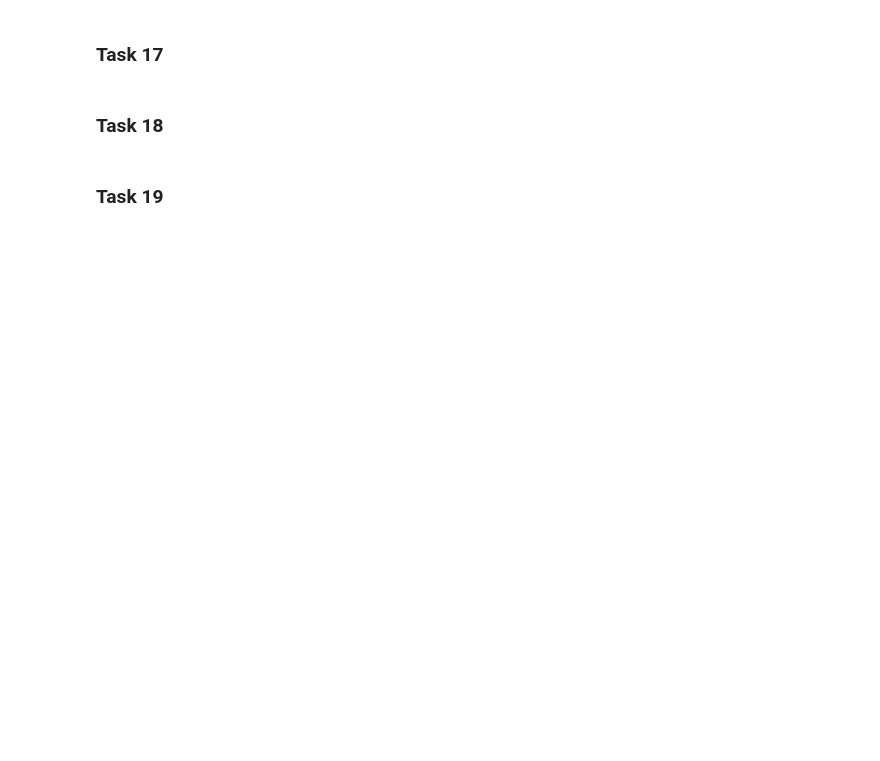
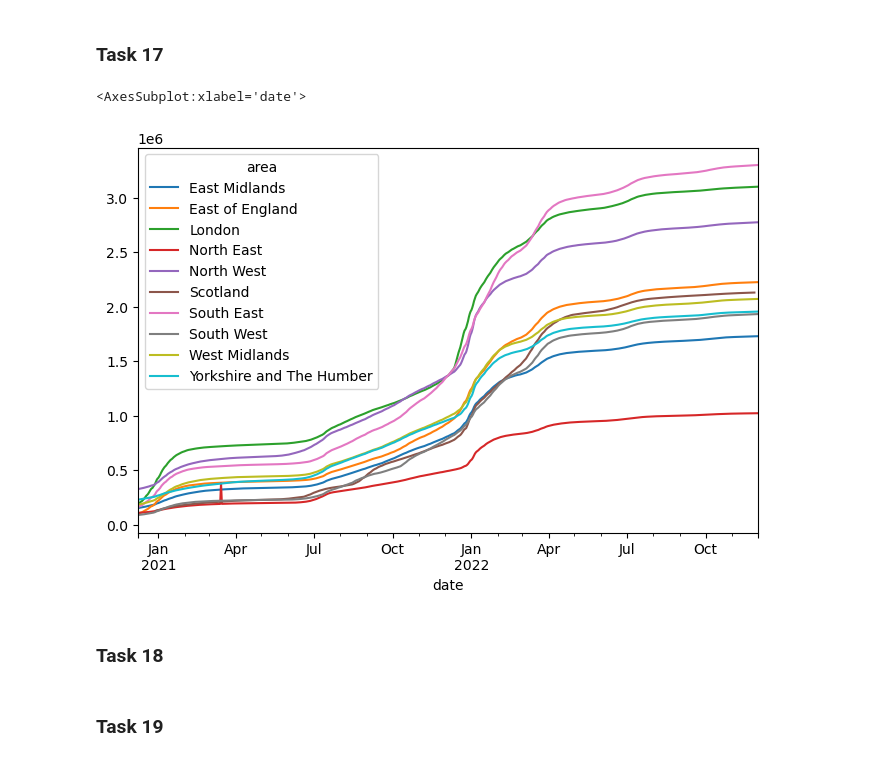
Before and after one commit to congrendai/CW2_for_computer_programing, a Jupyter notebook: CW2_A1.ipynb, the cells around one changed output. Saved outputs shown, nothing was run; the diff lists cells and outputs as text; code cells hidden in the pictures; blank space fills up the shorter version.

```diff
--- a/CW2_A1.ipynb
+++ b/CW2_A1.ipynb
@@ -148,5 +191,11 @@ covid_data[covid_data["area"] == "London"].fillna(method='bfill')
 # %% [markdown]
 ### Task 17
+# %%
+cumulative_cases_of_different_areas = covid_data.groupby(["date","area"])["cumulative_cases"].sum().unstack()
+cumulative_cases_of_different_areas.plot(figsize=(8, 5))
+# %% [output]
+<AxesSubplot:xlabel='date'>
+[figure, added]
 # %% [markdown]
 ### Task 18
 # %% [markdown]
```
Also changed, not shown: parts of 17 cells of this notebook, 1 other file.
